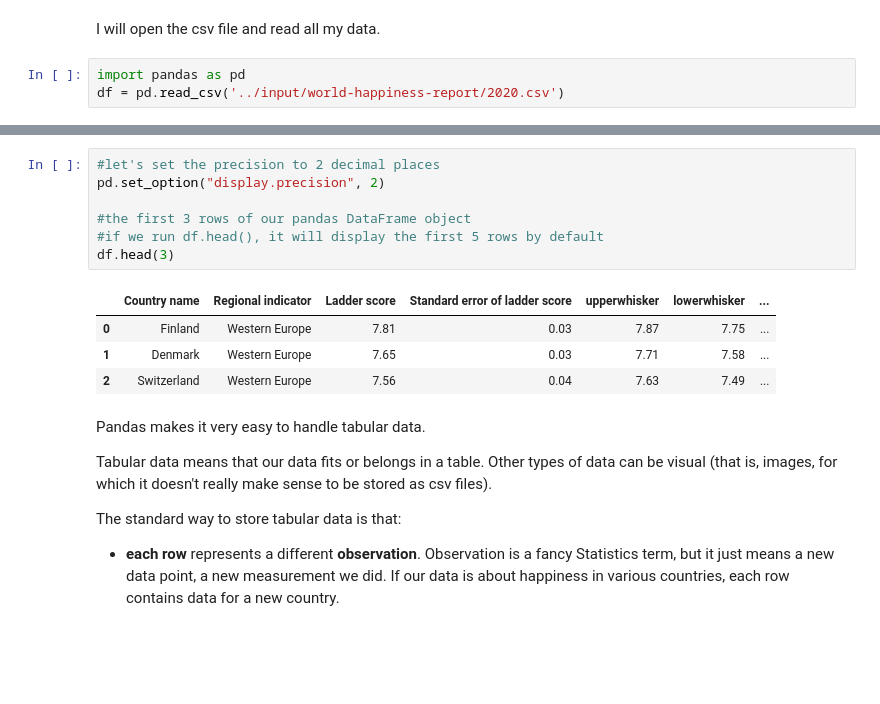
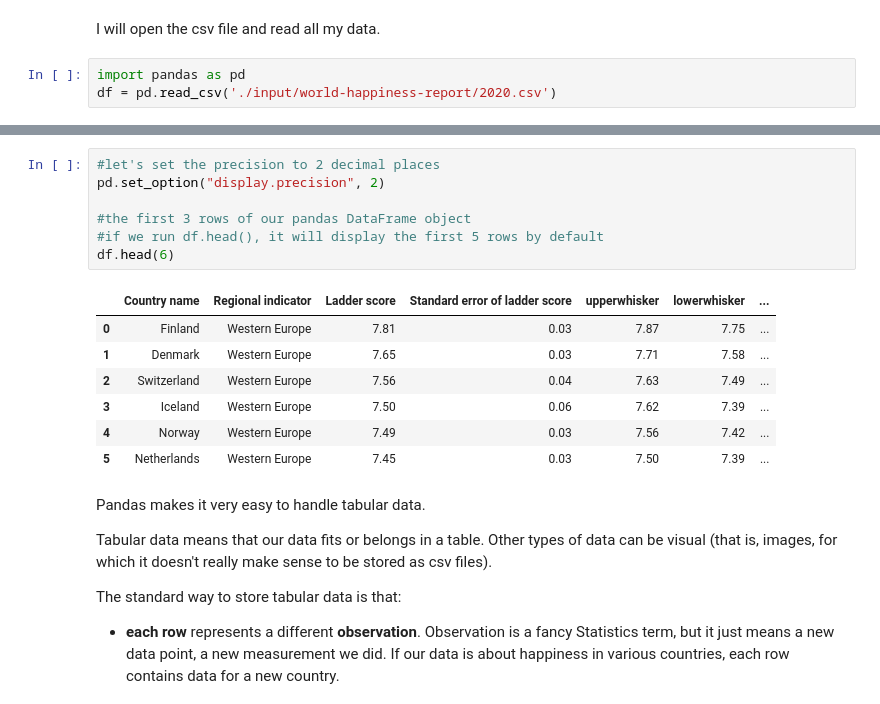
Before and after one commit to arpitdhawan4-bit/data_analysis_project, a Jupyter notebook: exploratory-data-analysis-pandas-numpy-seaborn.ipynb, the cells around one changed output, grey strips where cells are left out. Drawn from its saved outputs; the diff is of its cells as text; blank space fills up the shorter version.

```diff
--- a/exploratory-data-analysis-pandas-numpy-seaborn.ipynb
+++ b/exploratory-data-analysis-pandas-numpy-seaborn.ipynb
@@ -36,7 +36,7 @@ If I just open my data, the csv file, in a spreadsheet application and look at i
 I will open the csv file and read all my data.
 # %%
 import pandas as pd
-df = pd.read_csv('../input/world-happiness-report/2020.csv')
+df = pd.read_csv('./input/world-happiness-report/2020.csv')
 # %% [markdown]
 ## 2. Pandas, Numpy, Matplotlib, Seaborn
 
@@ -64,15 +64,18 @@ Seaborn takes visualisations to the next level: more powerful and more beautiful
 # %%
 #let's set the precision to 2 decimal places
 pd.set_option("display.precision", 2)
 
 #the first 3 rows of our pandas DataFrame object
 #if we run df.head(), it will display the first 5 rows by default
-df.head(3)
+df.head(6)
 # %% [output]
 |  | Country name | Regional indicator | Ladder score | Standard error of ladder score | upperwhisker | lowerwhisker | ... |
 | 0 | Finland | Western Europe | 7.81 | 0.03 | 7.87 | 7.75 | ... |
 | 1 | Denmark | Western Europe | 7.65 | 0.03 | 7.71 | 7.58 | ... |
 | 2 | Switzerland | Western Europe | 7.56 | 0.04 | 7.63 | 7.49 | ... |
+| 3 | Iceland | Western Europe | 7.50 | 0.06 | 7.62 | 7.39 | ... |
+| 4 | Norway | Western Europe | 7.49 | 0.03 | 7.56 | 7.42 | ... |
+| 5 | Netherlands | Western Europe | 7.45 | 0.03 | 7.50 | 7.39 | ... |
 # %% [markdown]
 Pandas makes it very easy to handle tabular data.
 
```
Also changed, not shown: parts of 4 cells of this notebook, 10 other files.
